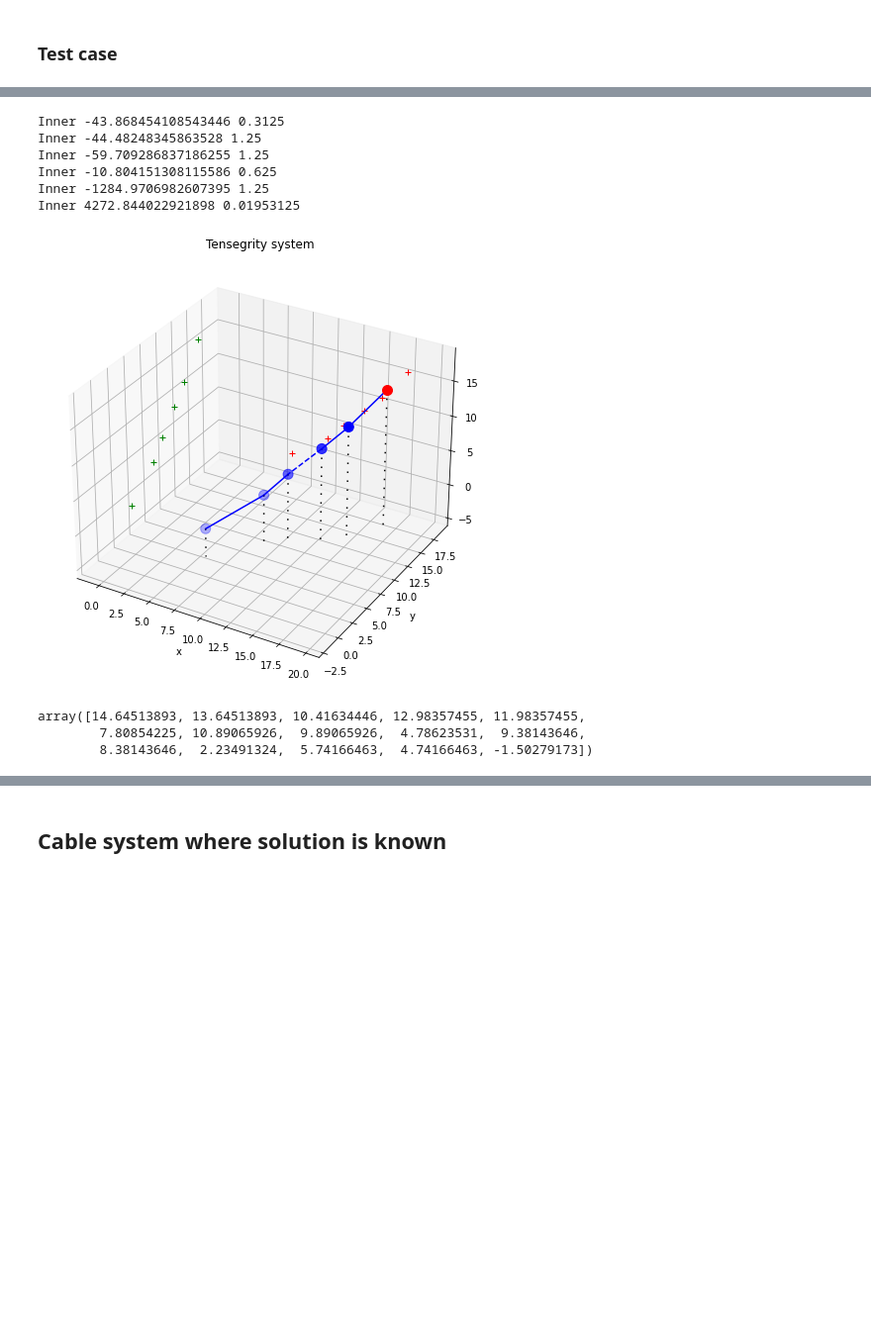
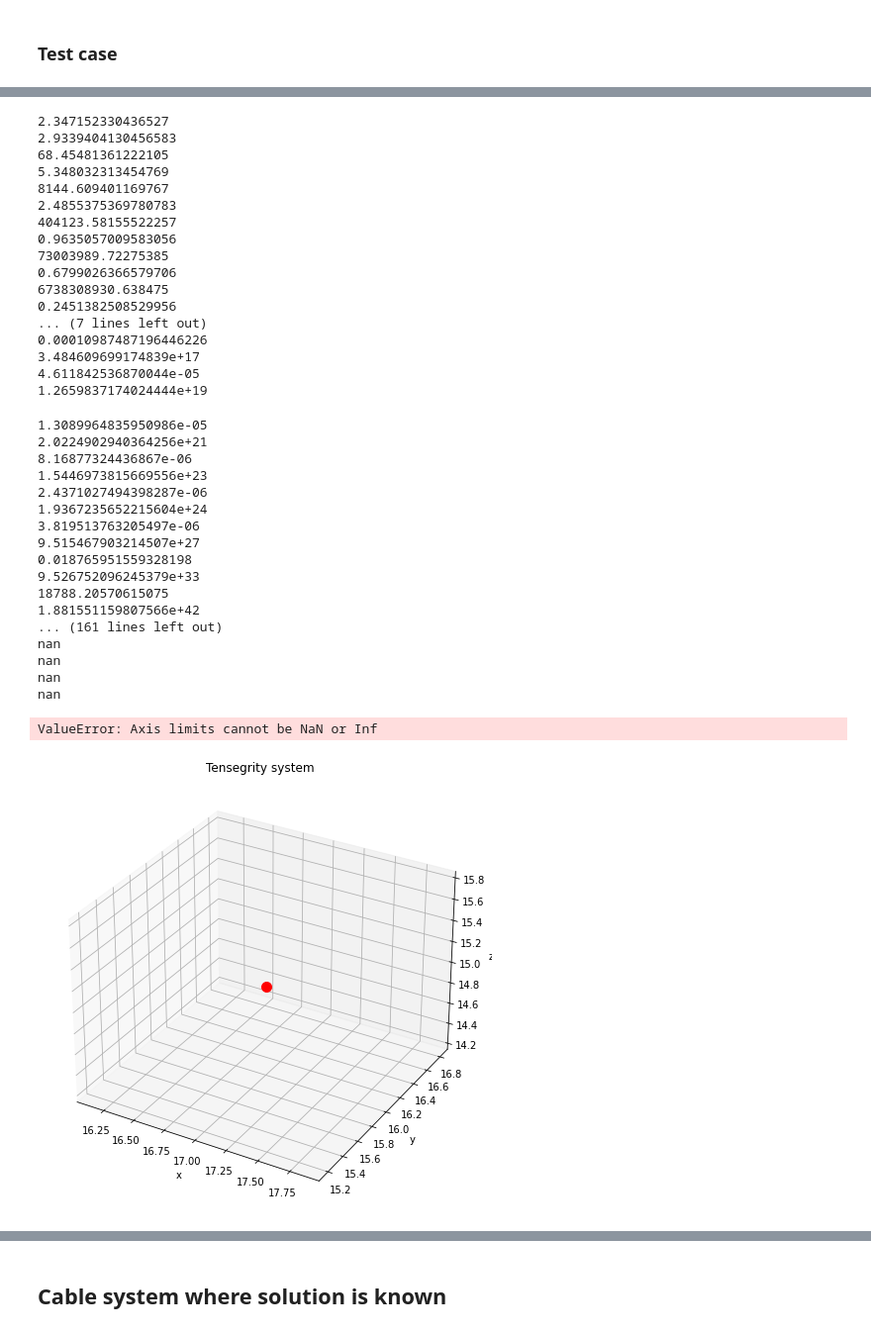
Before and after one commit to aledha/Tensegrity-Structures, a Jupyter notebook: tensegrity.ipynb, the cells around one changed output, grey strips where cells are left out. Shown: that part at 99% size. Saved outputs shown, nothing was run; the diff lists cells and outputs as text; code cells hidden in the pictures; blank space fills up the shorter version.

```diff
--- a/tensegrity.ipynb
+++ b/tensegrity.ipynb
@@ -263,7 +279,8 @@ def BFGS(X0, N, M, cables, bars, maxiter, f, df, keep_limits = False):
         p = -H @ df(Y1)
         #p = -df(Y1)
 
-        print("Inner", np.inner(df(Y1), p), alpha)
+        #print("Inner", np.inner(df(Y1), p), alpha)
+        print(np.linalg.norm(p))
         #alpha = backtracking(Y1, p, c1, c2, f, df)
         alpha = backtracking(Y1, p, c1, c2, f, df)
         Y0 = Y1
@@ -273,50 +290,78 @@ def BFGS(X0, N, M, cables, bars, maxiter, f, df, keep_limits = False):
         yk = df(Y1) - df(Y0)
         Hkyk = H@yk
         Sk = 1 / np.inner(sk, yk)
-        H += - Sk * (sk @ Hkyk.T + Hkyk @ sk.T) + sk @ sk.T * (Sk**2 * np.inner(yk, Hkyk) + Sk)
-
-        if np.linalg.norm(sk) < 1e-6:
+        #H = H.copy() - Sk * (sk @ Hkyk.T + Hkyk @ sk.T) + sk @ sk.T * (Sk**2 * np.inner(yk, Hkyk) + Sk)
+        H = (np.eye(3*(N-M)) - Sk * np.dot(sk, yk.T)) @ H.copy() @ ((np.eye(3*(N-M)) - Sk * np.dot(yk, sk.T))) + Sk * np.dot(sk, sk.T)
+        #print(H)
+        print(np.linalg.norm(sk))
+        if np.linalg.norm(sk) < 1e-6 or np.linalg.norm(yk) < 1e-6:
             break
 
     if not keep_limits:
         original_limits = [None, None, None]
 
     original_limits[2] = None
     plot_points((np.concatenate((P, Y1))).reshape(N, 3), bars, cables, M, lims = original_limits)
     return Y1
 
 N = 6
 M = 1
 X = np.reshape(np.flip(np.arange(3 * N)), (N, 3))
 bars = np.zeros((N, N))
 cables = np.zeros((N, N))
 
 bars[0,1] = 0.5
 bars[1, 2] = 0.5
 cables[2,3] = 0.5
 bars[3, 4] = 0.5
 bars[4,5] = 1
 
 X0 = X.flatten()
 P = X0[:3 * M]
 Y0 = X0[3 * M:]
 
 def f(y):
     X = np.concatenate((P, y))
     return E(X, cables, bars, ms, consts)
 def df(y):
     return dE(y, P.reshape(M, 3), cables, bars, ms, N, M, consts)
 
-BFGS(X0, N, M, cables, bars, 100, f, df, keep_limits = True)
+BFGS(X0, N, M, cables, bars, 100, f, df, keep_limits = False)
 # %% [output]
 [figure]
-Inner -43.868454108543446 0.3125
-Inner -44.48248345863528 1.25
-Inner -59.709286837186255 1.25
-Inner -10.804151308115586 0.625
-Inner -1284.9706982607395 1.25
-Inner 4272.844022921898 0.01953125
+2.347152330436527
+2.9339404130456583
+68.45481361222105
+5.348032313454769
+8144.609401169767
+2.4855375369780783
+404123.58155522257
+0.9635057009583056
+73003989.72275385
+0.6799026366579706
+6738308930.638475
+0.2451382508529956
+... (7 lines left out)
+0.00010987487196446226
+3.484609699174839e+17
+4.611842536870044e-05
+1.2659837174024444e+19
+1.3089964835950986e-05
+2.0224902940364256e+21
+8.16877324436867e-06
+1.5446973815669556e+23
+2.4371027494398287e-06
+1.9367235652215604e+24
+3.819513763205497e-06
+9.515467903214507e+27
+0.018765951559328198
+9.526752096245379e+33
+18788.20570615075
+1.881551159807566e+42
+... (161 lines left out)
+nan
+nan
+nan
+nan
+ValueError: Axis limits cannot be NaN or Inf
-[figure, old version]
+[figure, new version]
-array([14.64513893, 13.64513893, 10.41634446, 12.98357455, 11.98357455,
-        7.80854225, 10.89065926,  9.89065926,  4.78623531,  9.38143646,
-        8.38143646,  2.23491324,  5.74166463,  4.74166463, -1.50279173])
```
Also changed, not shown: parts of 2 cells of this notebook.
